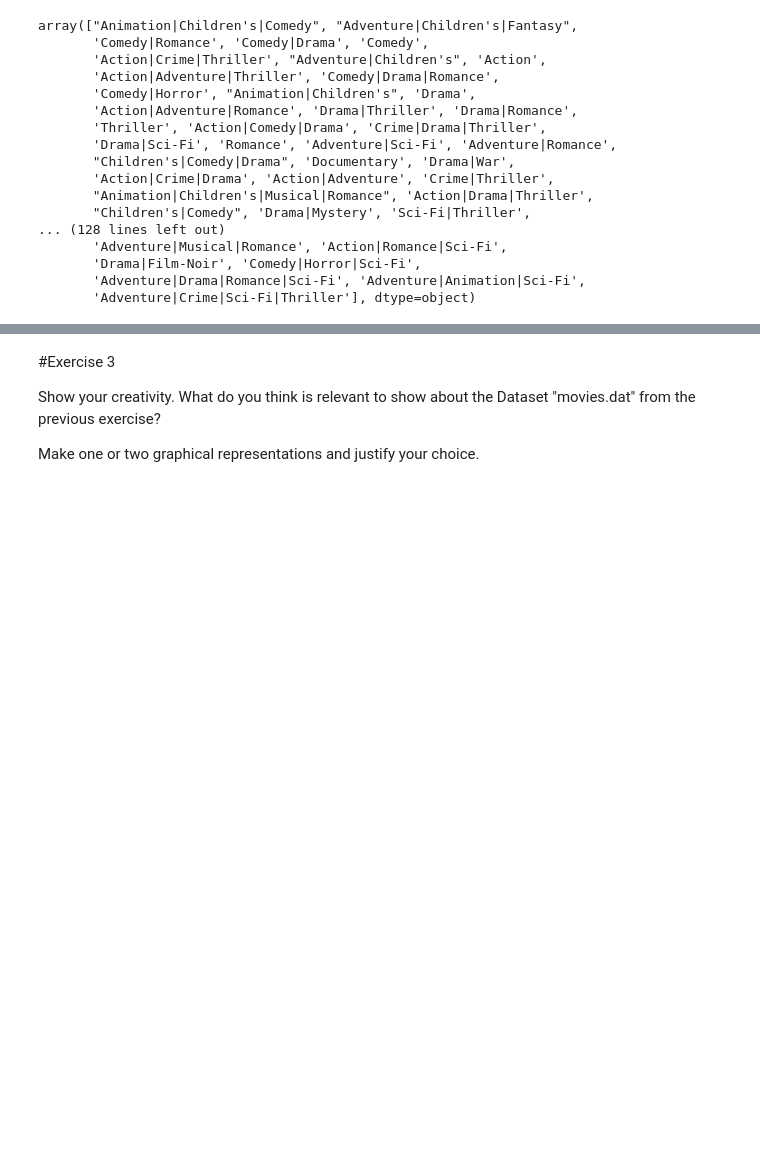
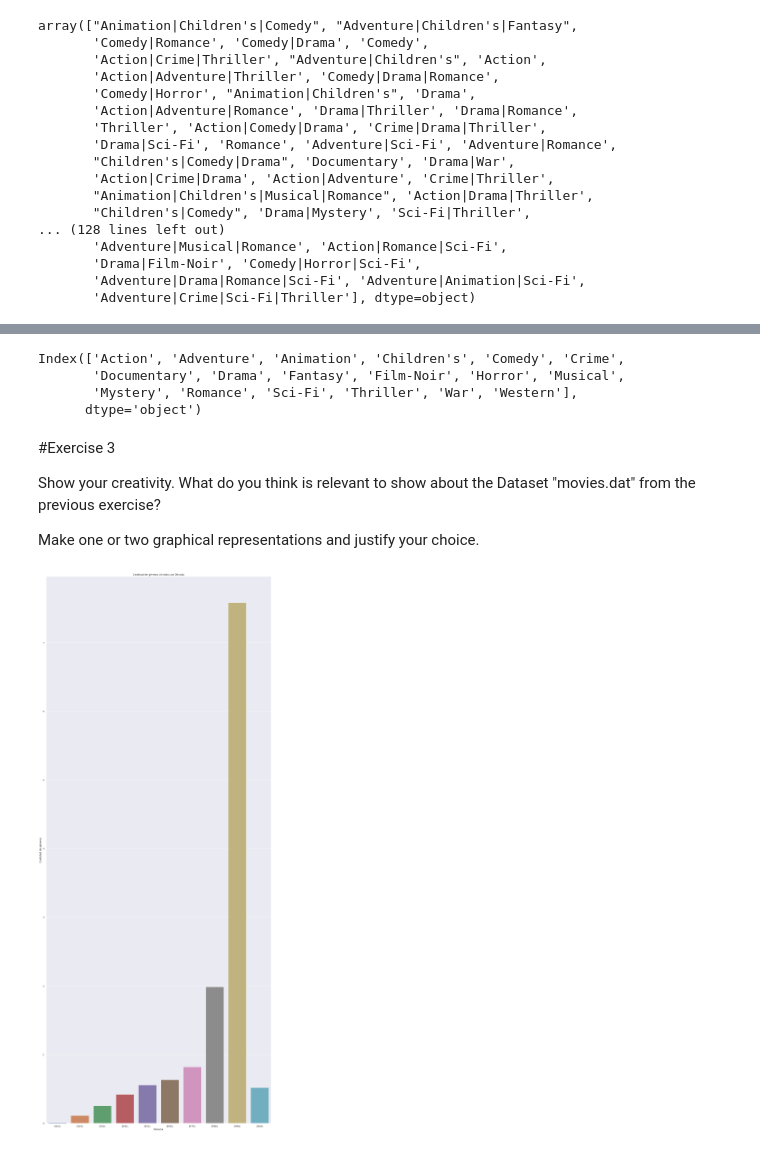
Before and after one commit to ddenebb/visualitzacio_exploratoria, a Jupyter notebook: Tasca_M4_T02.ipynb, the cells around one changed output, grey strips where cells are left out. Cells and saved outputs as stored; diff of their text form; code cells hidden in the pictures; blank space fills up the shorter version.

```diff
--- a/Tasca_M4_T02.ipynb
+++ b/Tasca_M4_T02.ipynb
@@ -1069,0 +1061,4 @@ data
+# %%
+# Limpiar los datos
+dbe = dbe.dropna(subset=["name", "genres", "year"])
+dbe.drop_duplicates(inplace=True)
@@ -1069,0 +1067,3 @@ data
+# %%
+dbe["year"] = dbe["year"].astype(int)
+dbe["year"]
@@ -1069,0 +1086,3 @@ data
+# %%
+dbe["decade"] = pd.cut(dbe["year"], bins=[1909,1919,1929,1939,1949,1959,1969,1979,1989,1999,2009],labels=["1910s","1920s","1930s","1940s","1950s","1960s","1970s","1980s","1990s","2000s"])
+dbe["decade"]
@@ -1203,6 +1195,34 @@ print(data["decade"].isnull().sum())
+# %%
+genres_data.columns
+# %% [output]
+Index(['Action', 'Adventure', 'Animation', 'Children's', 'Comedy', 'Crime',
+       'Documentary', 'Drama', 'Fantasy', 'Film-Noir', 'Horror', 'Musical',
+       'Mystery', 'Romance', 'Sci-Fi', 'Thriller', 'War', 'Western'],
+      dtype='object')
 # %% [markdown]
 #Exercise 3
 
 Show your creativity. What do you think is relevant to show about the Dataset "movies.dat" from the previous exercise?
 
 Make one or two graphical representations and justify your choice.
+# %%
+# Crear un subconjunto de datos que solo contiene las columnas 'decade' y 'genres'
+#db_comedy_romance = db_genres_sep[db_genres_sep['genres' == 'Comedy|Romance']]
+dbe_subset = dbe[['decade','genres']]
+
+# Crear una tabla de contingencia que cuenta la cantidad de géneros por década
+dbe_table = pd.crosstab(dbe['genres'], dbe['decade'])
+
+# Crear el gráfico de barras apiladas
+sns.set_theme(style="darkgrid")
+sns.barplot(data=dbe_table, ci=None)
+plt.xlabel('Década')
+plt.ylabel('Cantidad de géneros')
+plt.title('Cantidad de géneros distintos por Década')
+sns.set(rc={'figure.figsize':(20,10)})
+#plt.tight_layout
+
+# Mostrar el gráfico
+plt.show()
+# %% [output]
+[figure, added]
```
Also changed, not shown: parts of 41 cells of this notebook.
